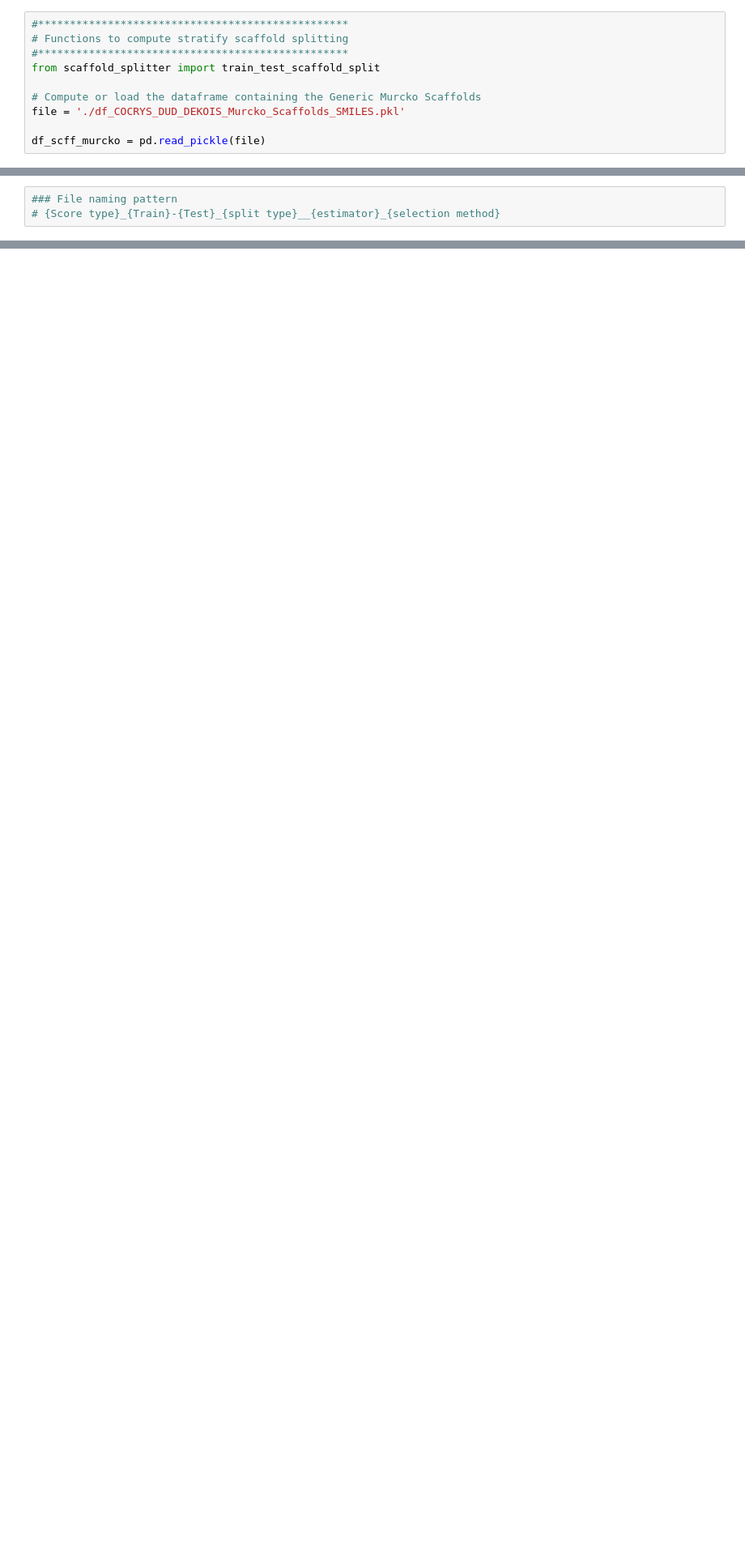
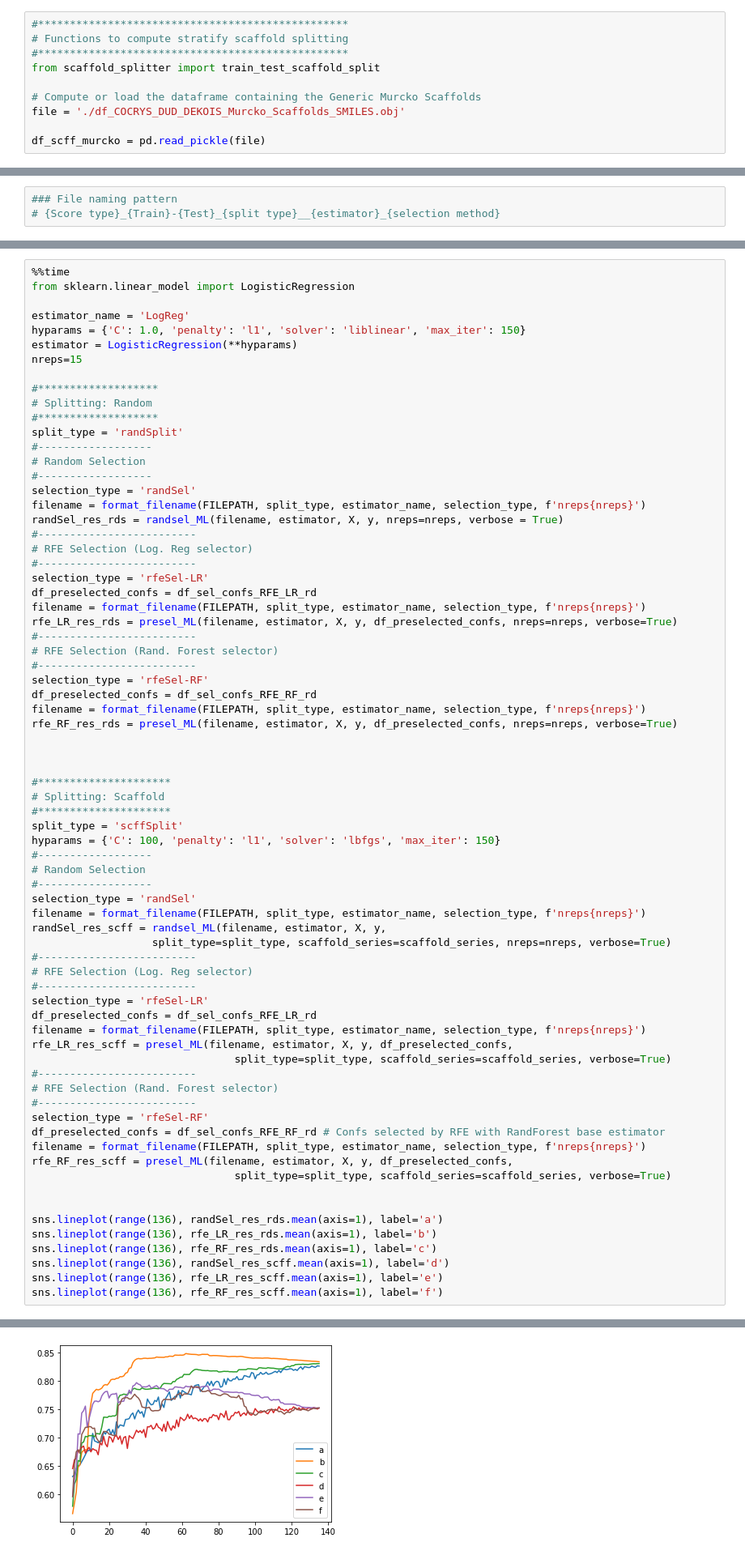
Before and after one commit to jRicciL/FXa-notebooks, a Jupyter notebook: 2_Docking_analysis/6_Models_with_Feature_Selections.ipynb, the cells around one changed output, grey strips where cells are left out. Shown: that part at 81% size. Cells and saved outputs as stored; diff of their text form; blank space fills up the shorter version.

Commit message:
Hyperparams updated and Linear Regression tested with RFE-LR and RFE-RF selectors

```diff
--- a/2_Docking_analysis/6_Models_with_Feature_Selections.ipynb
+++ b/2_Docking_analysis/6_Models_with_Feature_Selections.ipynb
@@ -95,7 +84,7 @@ def run_or_load(func):
 from scaffold_splitter import train_test_scaffold_split
 
 # Compute or load the dataframe containing the Generic Murcko Scaffolds
-file = './df_COCRYS_DUD_DEKOIS_Murcko_Scaffolds_SMILES.pkl'
+file = './df_COCRYS_DUD_DEKOIS_Murcko_Scaffolds_SMILES.obj'
 
 df_scff_murcko = pd.read_pickle(file)
 # %%
@@ -197,3 +187,76 @@ FILEPATH = f'./ml_models/conf_selection/{SCORE_TYPE}_{TRAIN_DB}-{TRAIN_DB}'
 
 def format_filename(*args):
     return '_'.join([*args] ) + '.obj'
+# %%
+%%time
+from sklearn.linear_model import LogisticRegression
+
+estimator_name = 'LogReg'
+hyparams = {'C': 1.0, 'penalty': 'l1', 'solver': 'liblinear', 'max_iter': 150}
+estimator = LogisticRegression(**hyparams)
+nreps=15
+
+#*******************
+# Splitting: Random
+#*******************
+split_type = 'randSplit'
+#------------------
+# Random Selection
+#------------------
+selection_type = 'randSel'
+filename = format_filename(FILEPATH, split_type, estimator_name, selection_type, f'nreps{nreps}')
+randSel_res_rds = randsel_ML(filename, estimator, X, y, nreps=nreps, verbose = True)
+#-------------------------
+# RFE Selection (Log. Reg selector)
+#-------------------------
+selection_type = 'rfeSel-LR'
+df_preselected_confs = df_sel_confs_RFE_LR_rd
+filename = format_filename(FILEPATH, split_type, estimator_name, selection_type, f'nreps{nreps}')
+rfe_LR_res_rds = presel_ML(filename, estimator, X, y, df_preselected_confs, nreps=nreps, verbose=True)
+#-------------------------
+# RFE Selection (Rand. Forest selector)
+#-------------------------
+selection_type = 'rfeSel-RF'
+df_preselected_confs = df_sel_confs_RFE_RF_rd
+filename = format_filename(FILEPATH, split_type, estimator_name, selection_type, f'nreps{nreps}')
+rfe_RF_res_rds = presel_ML(filename, estimator, X, y, df_preselected_confs, nreps=nreps, verbose=True)
+
+
+
+#*********************
+# Splitting: Scaffold
+#*********************
+split_type = 'scffSplit'
+hyparams = {'C': 100, 'penalty': 'l1', 'solver': 'lbfgs', 'max_iter': 150}
+#------------------
+# Random Selection
+#------------------
+selection_type = 'randSel'
+filename = format_filename(FILEPATH, split_type, estimator_name, selection_type, f'nreps{nreps}')
+randSel_res_scff = randsel_ML(filename, estimator, X, y,
+                   split_type=split_type, scaffold_series=scaffold_series, nreps=nreps, verbose=True)
+#-------------------------
+# RFE Selection (Log. Reg selector)
+#-------------------------
+selection_type = 'rfeSel-LR'
+df_preselected_confs = df_sel_confs_RFE_LR_rd
+filename = format_filename(FILEPATH, split_type, estimator_name, selection_type, f'nreps{nreps}')
+rfe_LR_res_scff = presel_ML(filename, estimator, X, y, df_preselected_confs,
+                                split_type=split_type, scaffold_series=scaffold_series, verbose=True)
+#-------------------------
+# RFE Selection (Rand. Forest selector)
+#-------------------------
+selection_type = 'rfeSel-RF'
+df_preselected_confs = df_sel_confs_RFE_RF_rd # Confs selected by RFE with RandForest base estimator
+filename = format_filename(FILEPATH, split_type, estimator_name, selection_type, f'nreps{nreps}')
+rfe_RF_res_scff = presel_ML(filename, estimator, X, y, df_preselected_confs,
+                                split_type=split_type, scaffold_series=scaffold_series, verbose=True)
+
+
+sns.lineplot(range(136), randSel_res_rds.mean(axis=1), label='a')
+sns.lineplot(range(136), rfe_LR_res_rds.mean(axis=1), label='b')
+sns.lineplot(range(136), rfe_RF_res_rds.mean(axis=1), label='c')
+sns.lineplot(range(136), randSel_res_scff.mean(axis=1), label='d')
+sns.lineplot(range(136), rfe_LR_res_scff.mean(axis=1), label='e')
+sns.lineplot(range(136), rfe_RF_res_scff.mean(axis=1), label='f')
+# %% [output]
@@ -199,0 +272 @@ def format_filename(*args):
+[figure, added]
```
Also changed, not shown: parts of 11 cells of this notebook.
